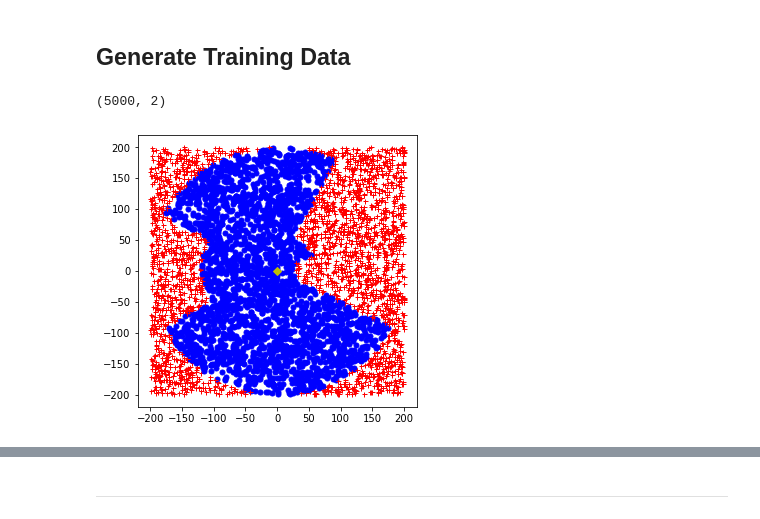
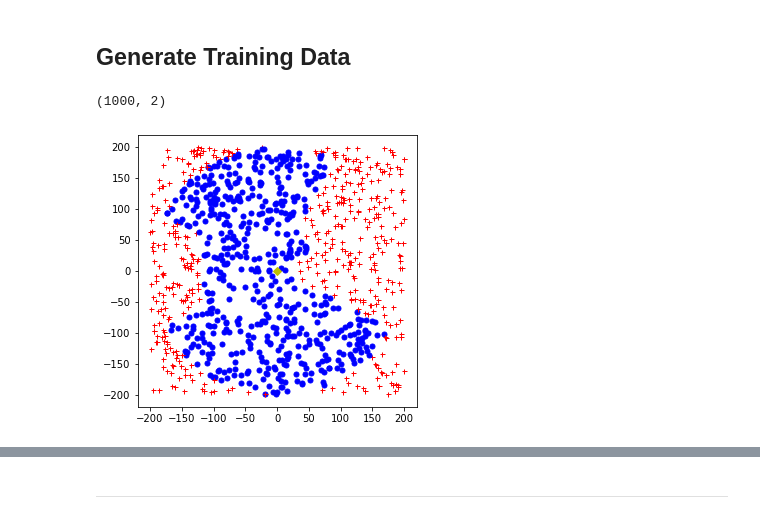
Before and after one commit to spkell/DFEST-Explainability, a Jupyter notebook: Synthetic-GDFEST.ipynb, the cells around one changed output, grey strips where cells are left out. Drawn from its saved outputs; the diff is of its cells as text; code cells hidden in the pictures.

```diff
--- a/Synthetic-GDFEST.ipynb
+++ b/Synthetic-GDFEST.ipynb
@@ -51,8 +192,7 @@ ground_truth_importance[(0,0)] = 200 #default for every other feature interactio
 def query_synth_model(ground_truth_importance, source_node, query_node):
 
     #Determine cluster of query_node
-    solution_clusters, full_cluster = cluster_feat_int(source_node, query_node, {}, feat_scaler, 1)
-    cluster = tuple(list(solution_clusters.keys())[0])
+    cluster = calc_feat_cluster(source_node, query_node, feat_scaler)
     relative_position = query_node.position - source_node.position
 
     # create n feature hyper-arc specific to cluster
@@ -61,8 +201,8 @@ def query_synth_model(ground_truth_importance, source_node, query_node):
         distance += abs(term) ** 2
     distance = distance ** 0.5
 
-    if cluster in ground_truth_importance.keys():
-        decision_threshold = ground_truth_importance[cluster]
+    if tuple(cluster) in ground_truth_importance.keys():
+        decision_threshold = ground_truth_importance[tuple(cluster)]
     else:
         default_index = tuple(np.zeros(len(relative_position)))
         decision_threshold = ground_truth_importance[default_index]
@@ -77,29 +220,30 @@ Generate Training Data
 # %%
 #Create "training data" to use for calculating feat_ranges to infer search step sizes
 fig, ax = plt.subplots(figsize = (5, 5))
 #plt.ylim(-2,2)
 #plt.xlim(-2,2)
 
 feat_range = feat_ranges[0]
 nfeats = len(source_node.position)
+dense_features = np.arange(nfeats)
 data = []
 labels = []
-nsamp = 5000
+nsamp = 1000
 for _ in range(nsamp):
     point = np.random.uniform(low=-1*feat_range, high=feat_range, size=(nfeats,))
     query_node = Node(point, None)
     rec = query_synth_model(ground_truth_importance, source_node, query_node)
     data.append(point)
     labels.append(rec)
 
     if rec == 0:
         plt.plot(point[0],point[1],'bo',markersize=5)
     else:
         plt.plot(point[0],point[1],'r+',markersize=5)
 
 plt.plot(source_node.position[0],source_node.position[1],'yD',markersize=5)
 data = pd.DataFrame(data)
 data.shape
 # %% [output]
-(5000, 2)
+(1000, 2)
-[figure, old version]
+[figure, new version]
```
Also changed, not shown: parts of 39 cells of this notebook, 2 other files.
